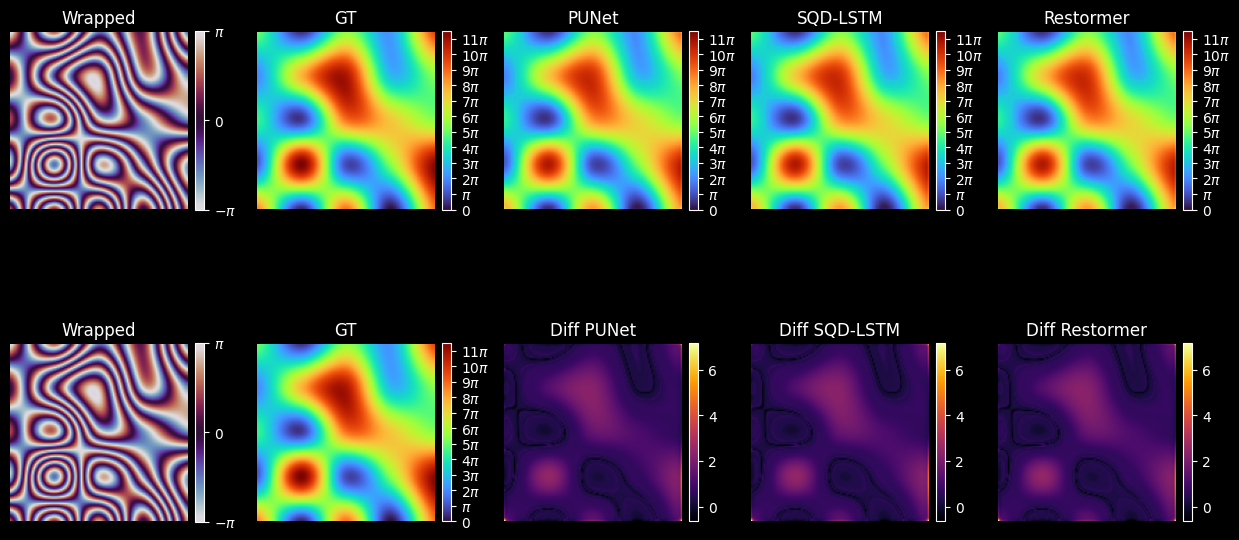
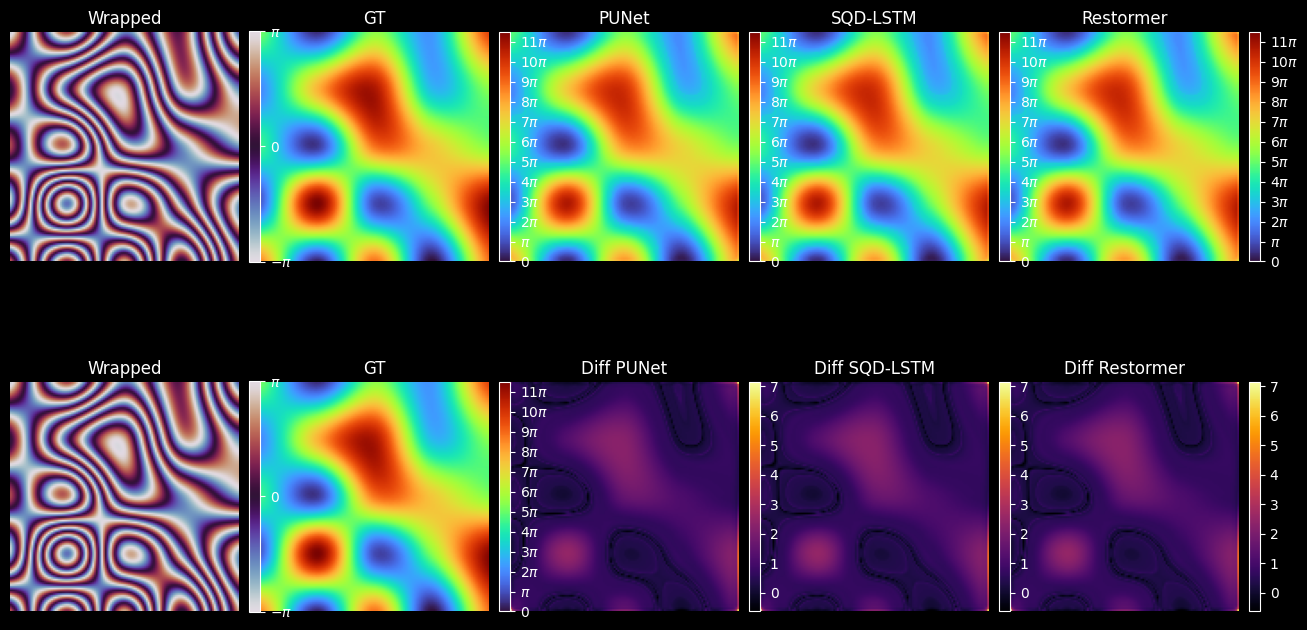
The change to this notebook cell's code, shown as a diff; its figure went from the first image to the second:
--- before
+++ after
@@ -8,4 +8,8 @@
 # fig, axes = plt.subplots(raw, col, figsize=(fig_size_raw * col, fig_size_col * raw))
 axes = axes.flatten()
+# # 关闭不必要的边距
+# for ax in axes:
+#     ax.set_xmargin(0)   # 关闭X轴边距
+#     ax.set_ymargin(0)   # 关闭Y轴边距
 zip_list = list(zip(axes, imgs, titles, cmaps))
 # wrapped
@@ -46,5 +50,22 @@
     # cbar.formatter = FuncFormatter(pi_formatter)
     # cbar.update_ticks()
-fig.tight_layout()
-fig.savefig(img_path, dpi=fig_dpi, bbox_inches="tight")
+# fig.tight_layout()
+
+# fig.tight_layout(
+#     pad=0,        # 整个图形边缘的填充
+#     w_pad=0,      # 水平方向子图之间的填充
+#     h_pad=0,      # 垂直方向子图之间的填充
+#     rect=[0, 0, 0, 0]  # 子图区域在图形中的位置 [左, 下, 右, 上]
+# )
+
+
+plt.subplots_adjust(
+    left=0.0,      # 没有左边距
+    right=1.0,     # 没有右边距
+    top=1.0,       # 没有上边距
+    bottom=0.0,    # 没有下边距
+    hspace=0.0,    # 没有垂直间距
+    wspace=0.0     # 没有水平间距
+)
+fig.savefig(img_path, dpi=fig_dpi, bbox_inches="tight", pad_inches=0)
 plt.show(fig)

Commit: big fix